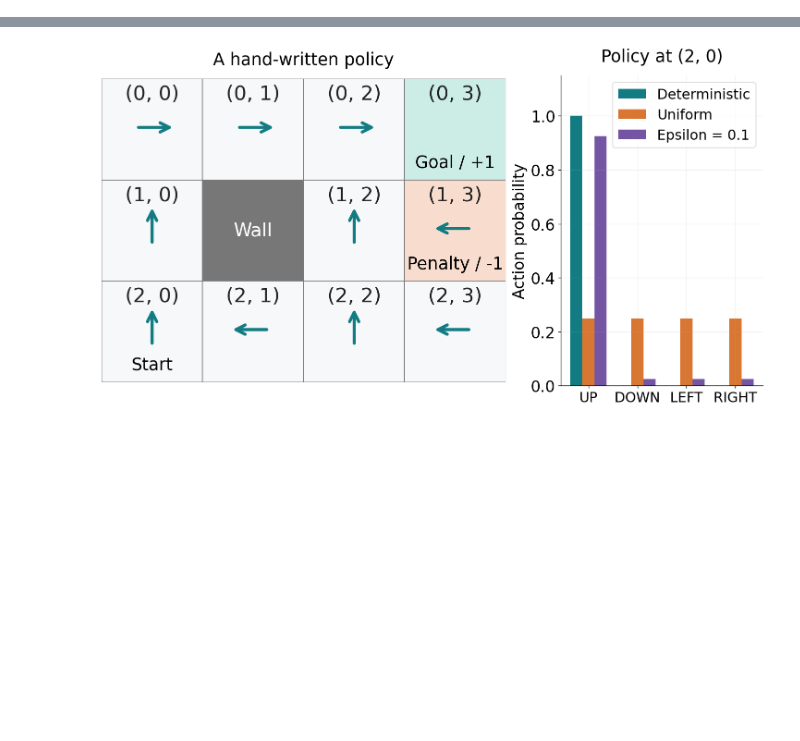
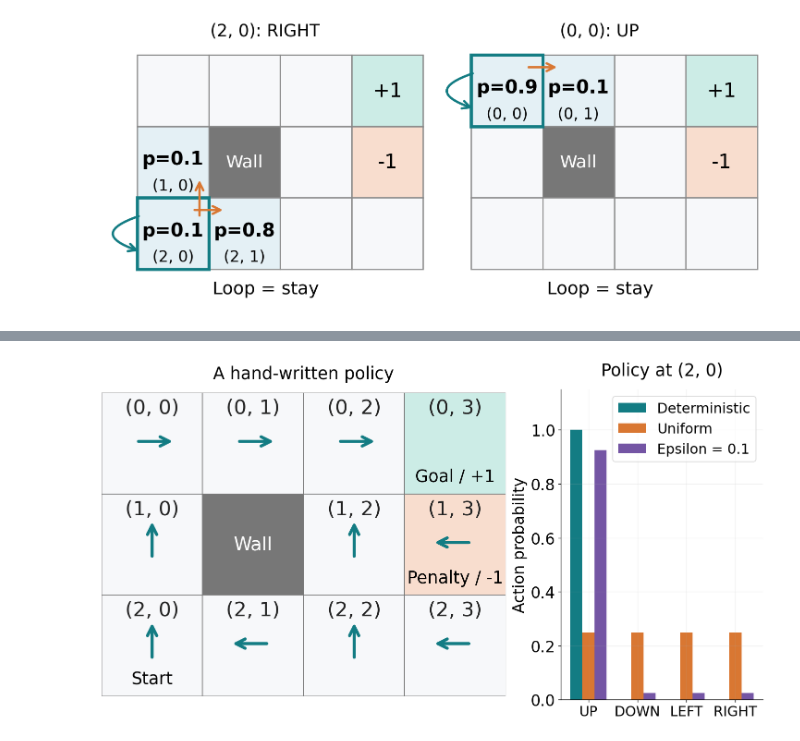
Before and after one commit to AcademiXBase/deep-learning-from-scratch-4, a Jupyter notebook: my_notebooks/ch02_sec2.1-2.2.ipynb, the cells around one changed output, grey strips where cells are left out. Saved outputs shown, nothing was run; the diff lists cells and outputs as text; code cells hidden in the pictures; blank space fills up the shorter version.

```diff
--- a/my_notebooks/ch02_sec2.1-2.2.ipynb
+++ b/my_notebooks/ch02_sec2.1-2.2.ipynb
@@ -501,0 +316,60 @@ $$\pi(a\mid s)\ge0,\qquad\sum_{a\in\mathcal{A}}\pi(a\mid s)=1.$$
+# %%
+# 2 つの状態・行動を、実際のマスの配置で確かめる。
+def draw_stochastic_map(ax, state, action, slip=0.2):
+    probabilities = transition_probs(state, action, slip=slip)
+    for row in range(HEIGHT):
+        for col in range(WIDTH):
+            position = (row, col)
+            probability = (0.0 if position == WALL else
+                           probabilities[STATE_INDEX[position]])
+            color = ("#777777" if position == WALL else
+                     "#ccece6" if position == GOAL else
+                     "#f8ddce" if position == PENALTY else
+                     "#e4f0f5" if probability > 0 else "#f7f8fa")
+            ax.add_patch(Rectangle((col, row), 1, 1, facecolor=color,
+                                   edgecolor="#888888", linewidth=1.5))
+            if position == WALL:
+                ax.text(col + .5, row + .5, "Wall", ha="center", va="center",
+                        fontsize=23, color="white")
+            elif probability > 0:
+                ax.text(col + .5, row + .46, f"p={probability:.1f}",
+                        ha="center", va="center", fontsize=24, fontweight="bold")
+                ax.text(col + .5, row + .83, str(position),
+                        ha="center", va="center", fontsize=20)
+            elif position in [GOAL, PENALTY]:
+                ax.text(col + .5, row + .5, "+1" if position == GOAL else "-1",
+                        ha="center", va="center", fontsize=26)
+
+    row, col = state
+    # 太い枠が、行動を選ぶ前の現在位置。
+    ax.add_patch(Rectangle((col, row), 1, 1, fill=False,
+                           edgecolor=COLORS[0], linewidth=4, zorder=5))
+    for i in np.flatnonzero(probabilities):
+        destination = STATES[i]
+        if destination == state:
+            # 現在位置へ戻る矢印を、盤面の左側へ膨らませて描く。
+            ax.annotate("", xy=(col + .04, row + .75),
+                        xytext=(col + .04, row + .25),
+                        arrowprops=dict(arrowstyle="->", connectionstyle="arc3,rad=1.5",
+                                        lw=3, mutation_scale=25, color=COLORS[0]), zorder=6)
+        elif destination[0] == row:  # 右へ移る枝
+            ax.annotate("", xy=(destination[1] + .22, row + .17),
+                        xytext=(col + .78, row + .17),
+                        arrowprops=dict(arrowstyle="->", lw=3,
+                                        mutation_scale=25, color=COLORS[1]), zorder=6)
+        else:  # 上へ移る枝（数値や座標に重ならないよう、マスの右寄りに描く）
+            ax.annotate("", xy=(col + .87, destination[0] + .73),
+                        xytext=(col + .87, row + .27),
+                        arrowprops=dict(arrowstyle="->", lw=3,
+                                        mutation_scale=25, color=COLORS[1]), zorder=6)
+    ax.text(1.8, 3.28, "Loop = stay", ha="center", va="center", fontsize=23)
+    ax.set(title=f"{state}: {ACTION_NAMES[action]}", xlim=(-.5, WIDTH + .08),
+           ylim=(3.55, -.08), aspect="equal")
+    ax.axis("off")
+
+fig, axes = plt.subplots(1, 2, figsize=(12, 5.8), constrained_layout=True)
+for ax, (state, action) in zip(axes, [(START, 3), ((0, 0), 0)]):
+    draw_stochastic_map(ax, state, action, slip=0.2)
+plt.show()
+# %% [output]
+[figure, added]
```
Also changed, not shown: parts of 73 cells of this notebook.
